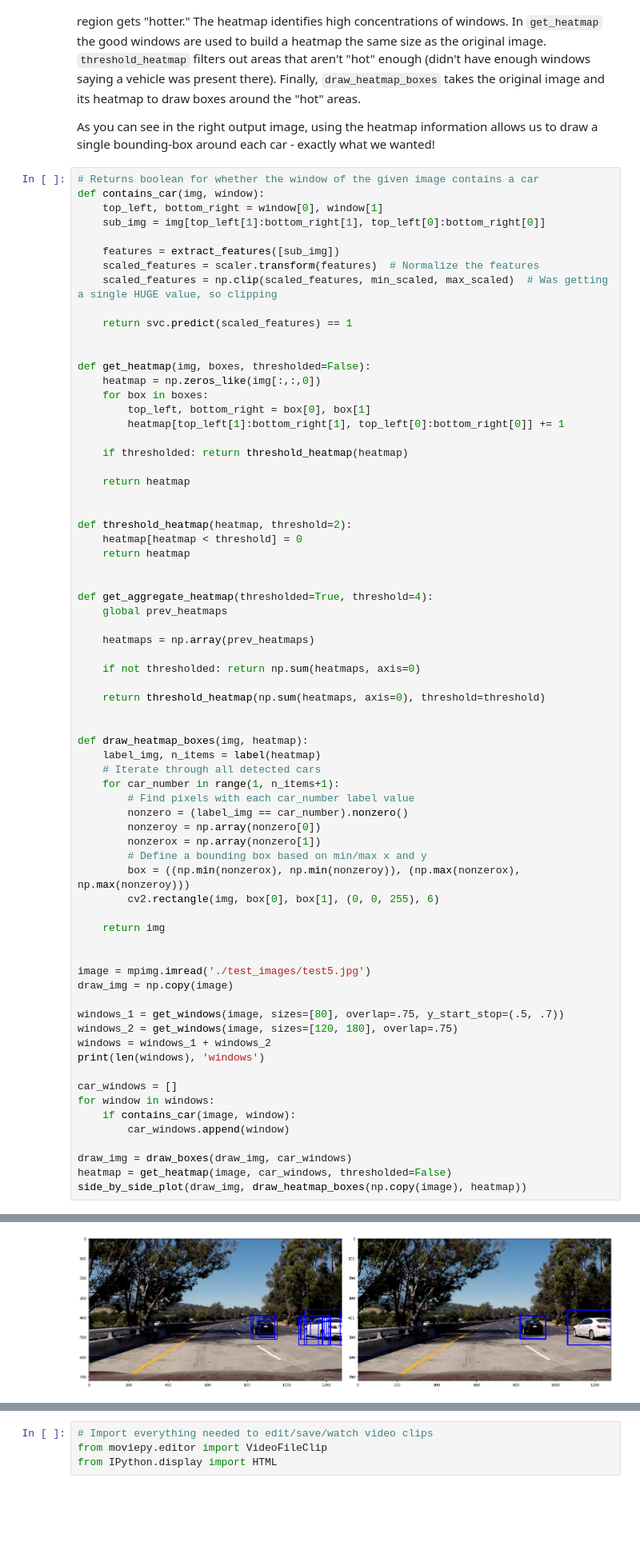
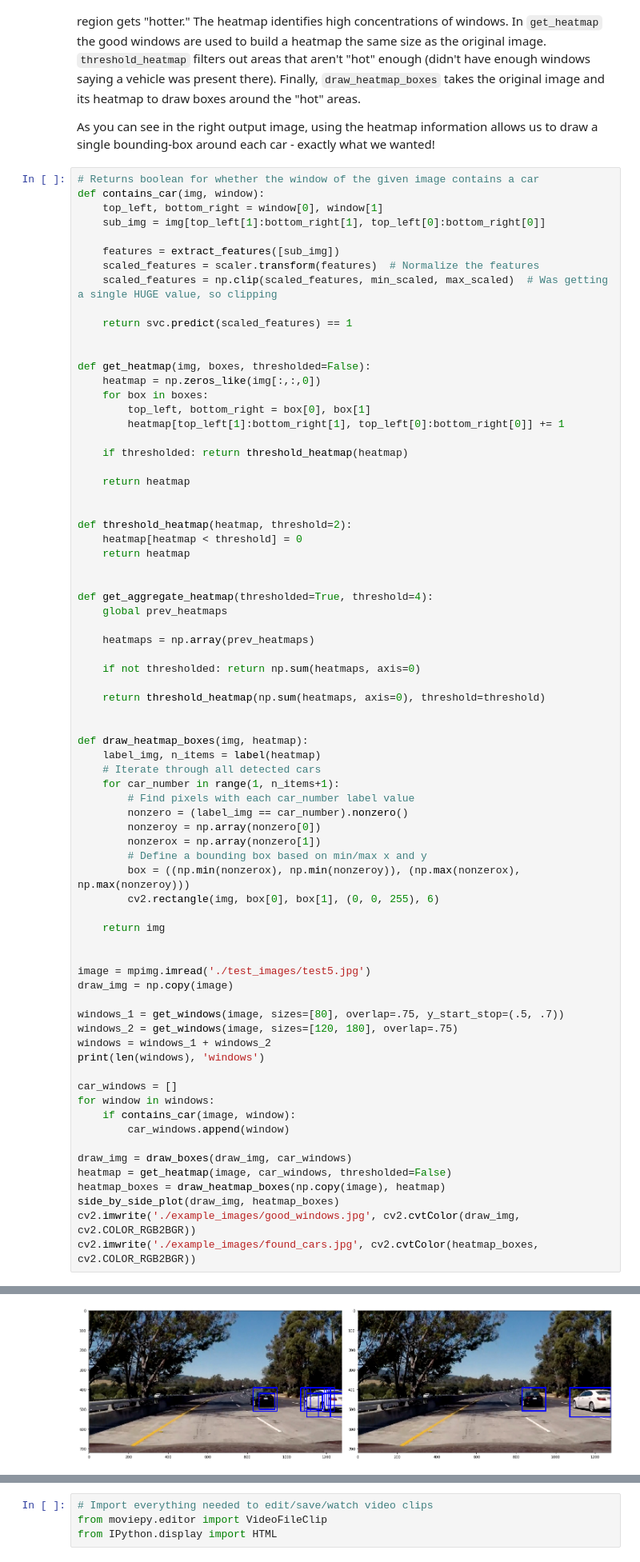
Before and after one commit to SlothFriend/CarND-Term1-P5, a Jupyter notebook: pipeline.ipynb, the cells around one changed output, grey strips where cells are left out. Shown at 80% size. Saved outputs shown, nothing was run; the diff lists cells and outputs as text; blank space fills up the shorter version.

```diff
--- a/pipeline.ipynb
+++ b/pipeline.ipynb
@@ -397,6 +395,9 @@ for window in windows:
 
 draw_img = draw_boxes(draw_img, car_windows)
 heatmap = get_heatmap(image, car_windows, thresholded=False)
-side_by_side_plot(draw_img, draw_heatmap_boxes(np.copy(image), heatmap))
+heatmap_boxes = draw_heatmap_boxes(np.copy(image), heatmap)
+side_by_side_plot(draw_img, heatmap_boxes)
+cv2.imwrite('./example_images/good_windows.jpg', cv2.cvtColor(draw_img, cv2.COLOR_RGB2BGR))
+cv2.imwrite('./example_images/found_cars.jpg', cv2.cvtColor(heatmap_boxes, cv2.COLOR_RGB2BGR))
 # %% [output]
 542 windows
@@ -403,4 +405,4 @@ side_by_side_plot(draw_img, draw_heatmap_boxes(np.copy(image), heatmap))
-[figure, old version]
+[figure, new version]
 # %% [markdown]
 ## Putting it All Together
 #### A Single Pipeline Function
```
Also changed, not shown: parts of 3 cells of this notebook, 5 other files.
